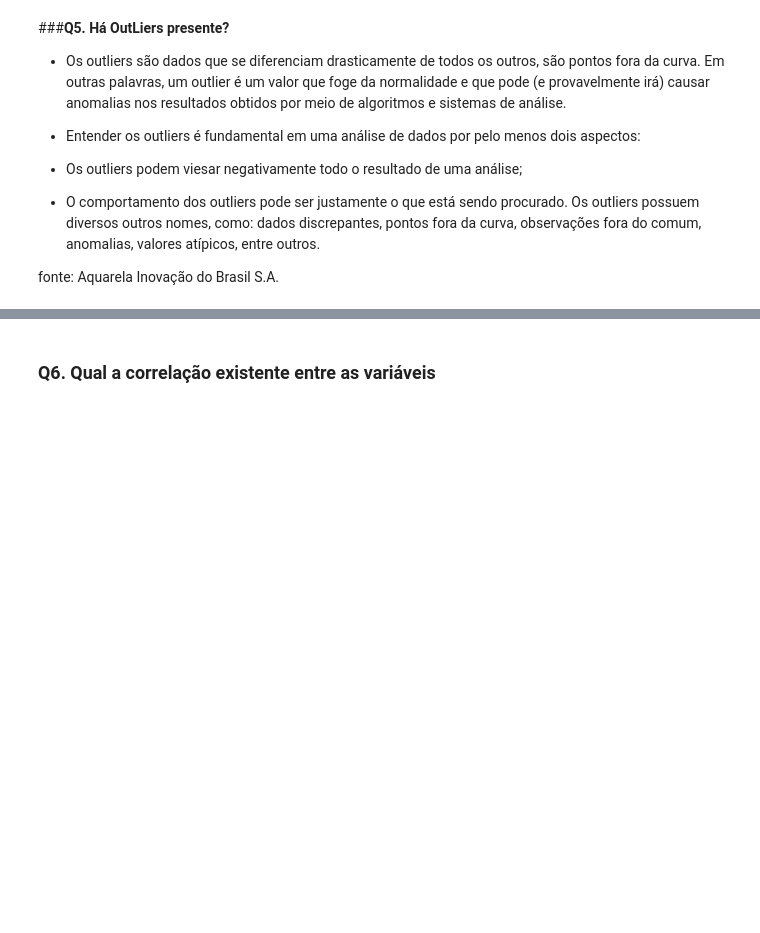
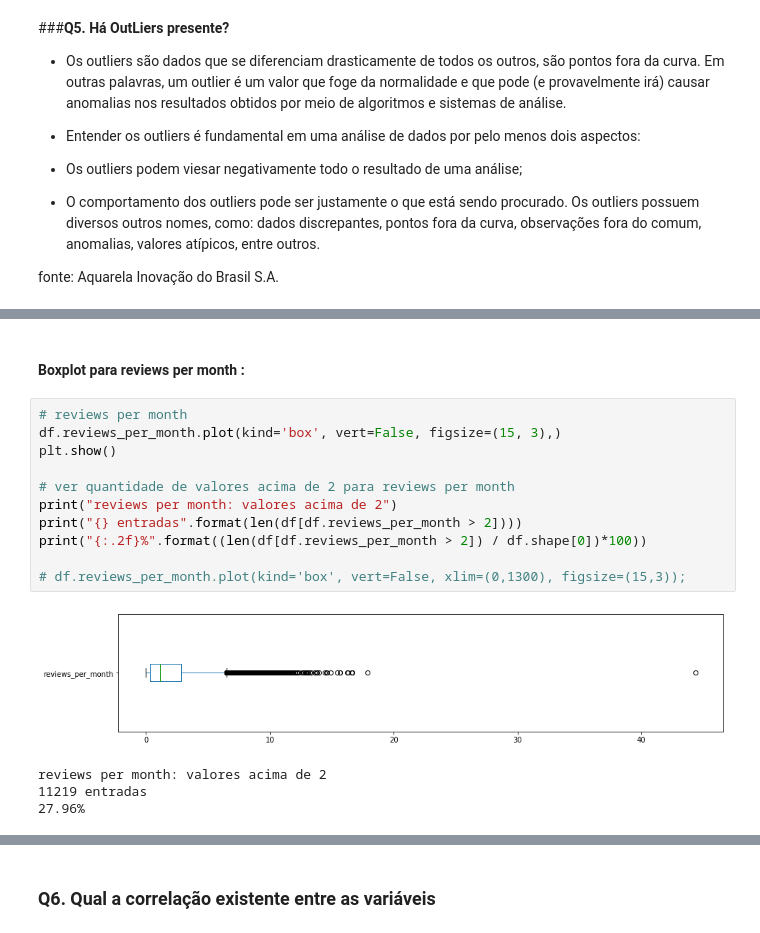
Before and after one commit to eliasfeitoza/Curso-Data-Science-na-Pratica, a Jupyter notebook: Analisando_os_Dados_do_Airbnb.ipynb, the cells around one changed output, grey strips where cells are left out. Cells and saved outputs as stored; diff of their text form; blank space fills up the shorter version.

```diff
--- a/Analisando_os_Dados_do_Airbnb.ipynb
+++ b/Analisando_os_Dados_do_Airbnb.ipynb
@@ -184,0 +273,18 @@ fonte: Aquarela Inovação do Brasil S.A.
+# %% [markdown]
+#### Boxplot para reviews per month :
+# %%
+# reviews per month
+df.reviews_per_month.plot(kind='box', vert=False, figsize=(15, 3),)
+plt.show()
+
+# ver quantidade de valores acima de 2 para reviews per month
+print("reviews per month: valores acima de 2")
+print("{} entradas".format(len(df[df.reviews_per_month > 2])))
+print("{:.2f}%".format((len(df[df.reviews_per_month > 2]) / df.shape[0])*100))
+
+# df.reviews_per_month.plot(kind='box', vert=False, xlim=(0,1300), figsize=(15,3));
+# %% [output]
+[figure, added]
+reviews per month: valores acima de 2
+11219 entradas
+27.96%
```
Also changed, not shown: parts of 12 cells of this notebook.
